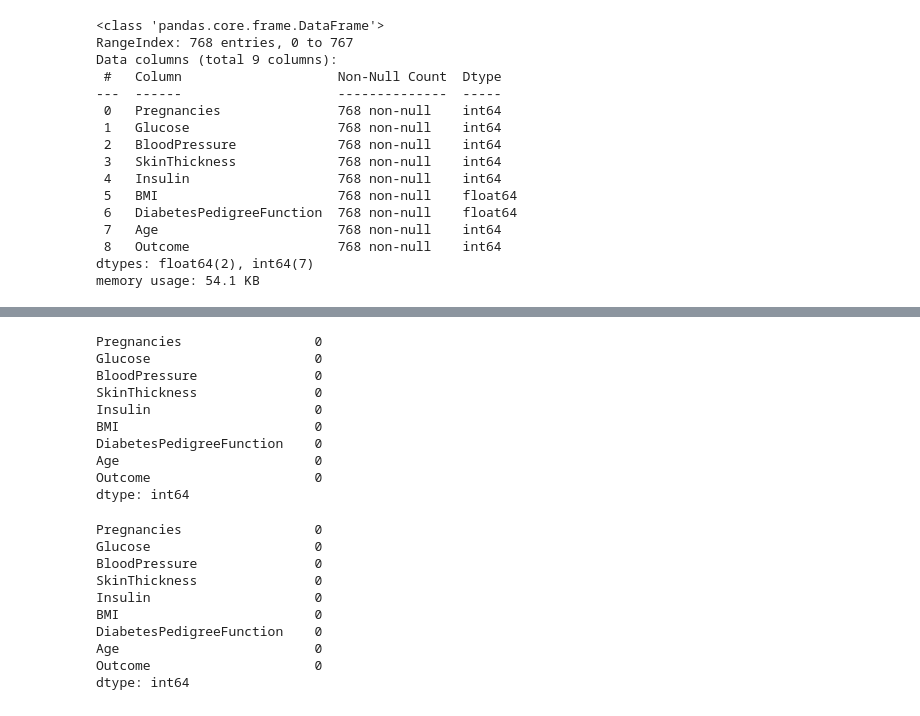
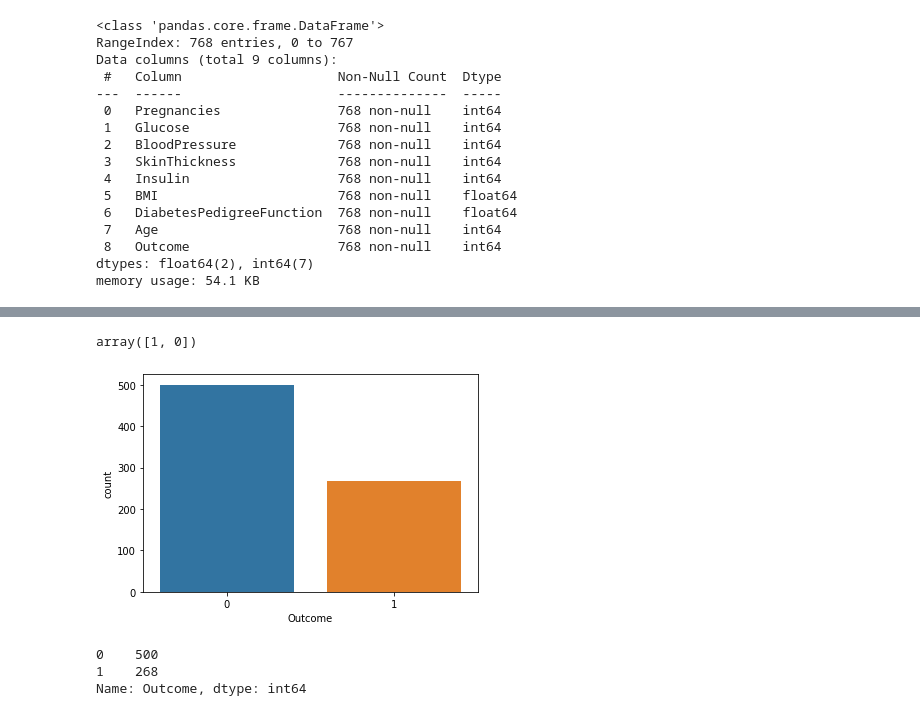
Before and after one commit to abhayajith19/pima_indian_diabetes, a Jupyter notebook: Pima_Indians_Diabetes.ipynb, the cells around one changed output, grey strips where cells are left out. Cells and saved outputs as stored; diff of their text form; code cells hidden in the pictures.

```diff
--- a/Pima_Indians_Diabetes.ipynb
+++ b/Pima_Indians_Diabetes.ipynb
@@ -53,2 +69,0 @@ df[df.Glucose!=0].Glucose.median()
-# %%
-df.Glucose.replace(0,df[df.Glucose!=0].Glucose.median(),inplace=True)
@@ -72,2 +69,0 @@ df[df.BloodPressure!=0].BloodPressure.median()
-# %%
-df.BloodPressure.replace(0,df[df.BloodPressure!=0].BloodPressure.median(),inplace=True)
@@ -104,2 +69,0 @@ df[df.SkinThickness!=0].SkinThickness.median()
-# %%
-df.SkinThickness.replace(0,df[df.SkinThickness!=0].SkinThickness.median(),inplace=True)
@@ -149,2 +69,0 @@ df[df.BMI!=0].BMI.median()
-# %%
-df.BMI.replace(0,df[df.BMI!=0].BMI.median(),inplace=True)
@@ -164,26 +70,20 @@ dtype: int64
-# %%
-df[df.DiabetesPedigreeFunction==0].count()
-# %% [output]
-Pregnancies                 0
-Glucose                     0
-BloodPressure               0
-SkinThickness               0
-Insulin                     0
-BMI                         0
-DiabetesPedigreeFunction    0
-Age                         0
-Outcome                     0
-dtype: int64
-# %%
-df[df.Age==0].count()
-# %% [output]
-Pregnancies                 0
-Glucose                     0
-BloodPressure               0
-SkinThickness               0
-Insulin                     0
-BMI                         0
-DiabetesPedigreeFunction    0
-Age                         0
-Outcome                     0
-dtype: int64
+# %%
+# checking the unique values in target variable
+df["Outcome"].unique()
+# %% [output]
+array([1, 0])
+# %%
+# plotting the target variable
+
+sns.countplot(x='Outcome',data=df)
+plt.show()
+# %% [output]
+[figure, added]
+# %%
+# checking the value count in target variable
+
+df["Outcome"].value_counts()
+# %% [output]
+0    500
+1    268
+Name: Outcome, dtype: int64
```
Also changed, not shown: parts of 44 cells of this notebook.
